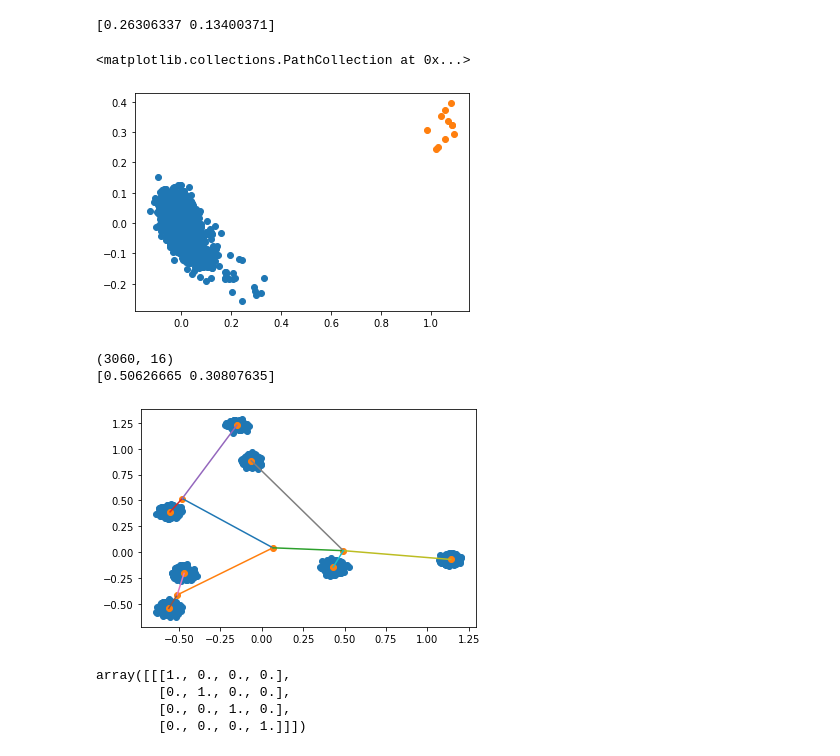
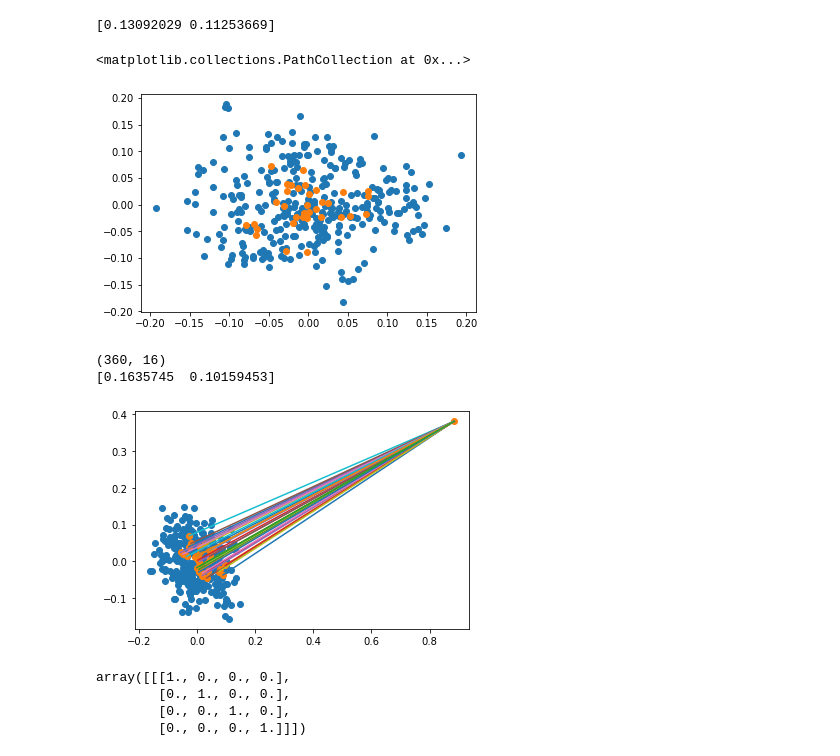
Before and after one commit to googleinterns/hierarchicalforecasting, a Jupyter notebook: notebooks/emb_analysis.ipynb, the cells around one changed output. Cells and saved outputs as stored; diff of their text form; code cells hidden in the pictures.

```diff
--- a/notebooks/emb_analysis.ipynb
+++ b/notebooks/emb_analysis.ipynb
@@ -7,26 +7,28 @@ import pickle
 import matplotlib.pyplot as plt
 from sklearn.decomposition import PCA
 # %%
-with open('../data/m5/data.pkl', 'rb') as fin:
+with open('../data/favorita/data.pkl', 'rb') as fin:
     data = pickle.load(fin)
 tree = data[0]
 leaves = np.where(tree.leaf_vector.astype(np.bool))[0]
 non_leaves = np.where(1-tree.leaf_vector.astype(np.bool))[0]
 # %%
-emb = np.load('../logs/m5/fixed/embs/run_1/emb_20.npy')
+with open('../scratch/gen_emb.pkl', 'rb') as fin:
+    emb = pickle.load(fin)
 pca = PCA(n_components=2, svd_solver='full')
 emb_2d = pca.fit_transform(emb)
 print(pca.explained_variance_ratio_)
 plt.scatter(emb_2d[leaves, 0], emb_2d[leaves, 1])
 plt.scatter(emb_2d[non_leaves, 0], emb_2d[non_leaves, 1])
 # %% [output]
-[0.26306337 0.13400371]
+[0.13092029 0.11253669]
 <matplotlib.collections.PathCollection at 0x...>
-[figure, old version]
+[figure, new version]
 # %%
-emb = np.load('../logs/m5/fixed_add_dev/embs/run_1/emb_10.npy')
-ancestor_matrix = tree.ancestor_matrix
-emb = ancestor_matrix @ emb
+with open('../scratch/emb_.pkl', 'rb') as fin:
+    emb = pickle.load(fin)
+# ancestor_matrix = tree.ancestor_matrix
+# emb = ancestor_matrix @ emb
 print(emb.shape)
 pca = PCA(n_components=2, svd_solver='full')
 emb_2d = pca.fit_transform(emb)
@@ -43,9 +45,9 @@ for i in range(num_points):
             y = [emb_2d[ida, 1], emb_2d[idb, 1]]
             plt.plot(x, y)
 # %% [output]
-(3060, 16)
-[0.50626665 0.30807635]
+(360, 16)
+[0.1635745  0.10159453]
-[figure, old version]
+[figure, new version]
 # %%
 x = np.bool([0, 0, 1, 1])
 y = np.identity(4)
```
Also changed, not shown: 6 other files.
